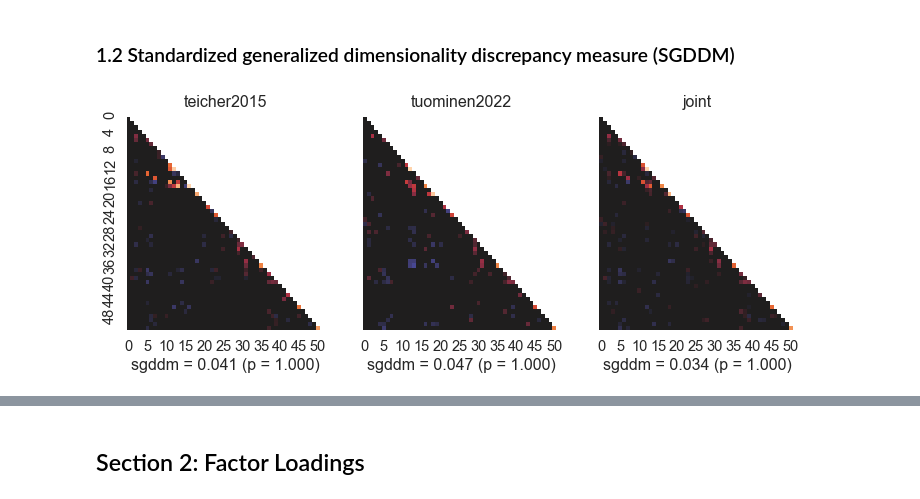
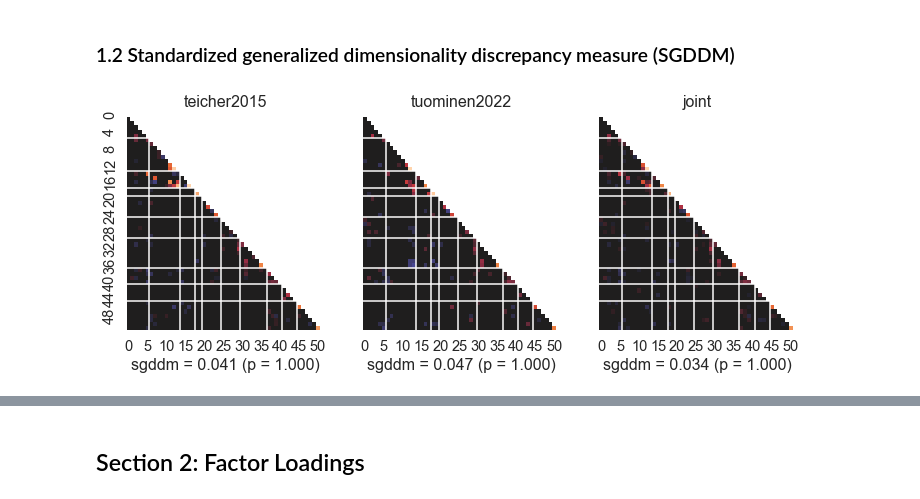
Before and after one commit to szorowi1/mace-irt, a Jupyter notebook: analysis/02_Bifactor.ipynb, the cells around one changed output, grey strips where cells are left out. Cells and saved outputs as stored; diff of their text form; code cells hidden in the pictures.

```diff
--- a/analysis/02_Bifactor.ipynb
+++ b/analysis/02_Bifactor.ipynb
@@ -61,27 +61,29 @@ plt.tight_layout()
 # %%
 from arviz import hdi
 
 ## Initialize canvas.
 fig, axes = plt.subplots(1, 3, figsize=(12,4), sharex=True, sharey=True)
 studies = ['teicher2015','tuominen2022','joint']
 
 for i, (ax, study) in enumerate(zip(axes, studies)):
 
     ## Load posterior predictive check.
     df = read_csv(os.path.join('stan_results', study, '2plq_m2_ppmc2.csv'))
 
     ## Extract posterior predictive check.
     sgddm, pppv = df.loc[0, ['mu', 'pval']]
     df = df.tail(-1)
 
     ## Construct square matrix.
     smbc = np.zeros((52,52)) * np.nan
     smbc[df.k1, df.k2] = np.where(np.logical_or(df.pval < 0.05, df.pval > 0.95), df.mu, 0)
 
     ## Plot square matrix.
     sns.heatmap(smbc, vmin=-0.5, vmax=0.5, center=0, mask=np.isnan(smbc), cbar=False, ax=ax)
+    for i in np.cumsum([6, 8, 4, 2, 5, 5, 7, 4, 4]): ax.axhline(i, color='w')
+    for i in np.cumsum([6, 8, 4, 2, 5, 5, 7, 4, 4]): ax.axvline(i, color='w')
 
     ## Add detail.
     ax.set(xlabel=r'sgddm = %0.3f (p = %0.3f)' %(sgddm, pppv), title=study)
 # %% [output]
-[figure, old version]
+[figure, new version]
```
Also changed, not shown: parts of 1 cell of this notebook, 5 other files.
